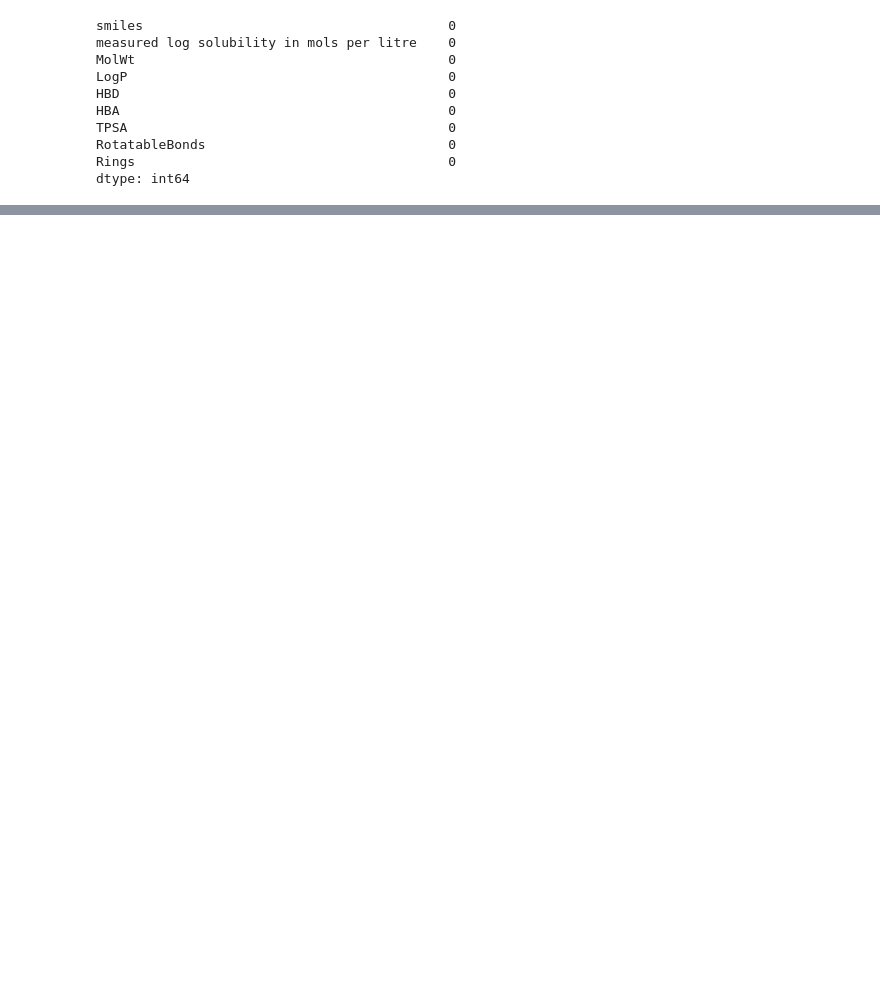
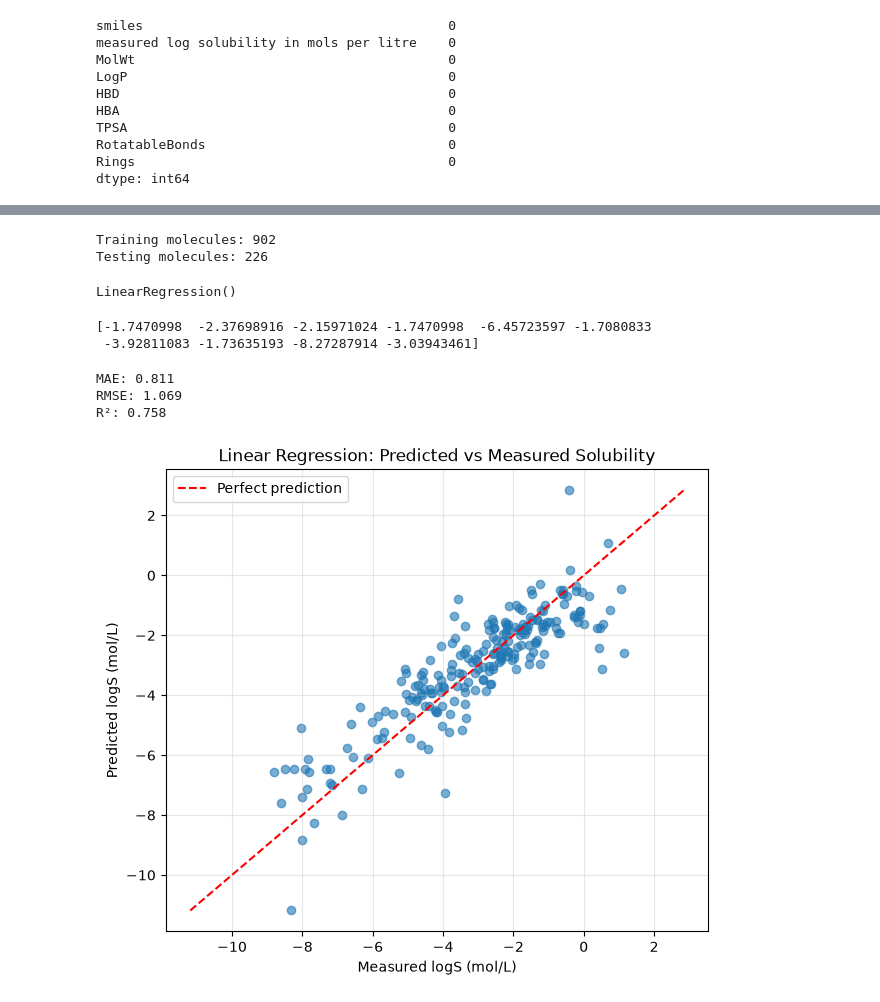
Before and after one commit to nrahman29/chemprop, a Jupyter notebook: notebooks/01_esol_exploration.ipynb, the cells around one changed output, grey strips where cells are left out. Saved outputs shown, nothing was run; the diff lists cells and outputs as text; code cells hidden in the pictures; blank space fills up the shorter version.

Commit message:
Update solubility prediction notebook

```diff
--- a/notebooks/01_esol_exploration.ipynb
+++ b/notebooks/01_esol_exploration.ipynb
@@ -261,0 +394,72 @@ plt.show()
+# %%
+from sklearn.model_selection import train_test_split
+
+X_train, X_test, y_train, y_test = train_test_split(
+    X,
+    y,
+    test_size=0.2,
+    random_state=42
+)
+
+print("Training molecules:", len(X_train))
+print("Testing molecules:", len(X_test))
+# %% [output]
+Training molecules: 902
+Testing molecules: 226
+# %%
+from sklearn.linear_model import LinearRegression
+
+model = LinearRegression()
+
+model.fit(X_train, y_train)
+# %% [output]
+LinearRegression()
+# %%
+y_pred = model.predict(X_test)
+
+print(y_pred[:10])
+# %% [output]
+[-1.7470998  -2.37698916 -2.15971024 -1.7470998  -6.45723597 -1.7080833
+ -3.92811083 -1.73635193 -8.27287914 -3.03943461]
+# %%
+from sklearn.metrics import (
+    mean_absolute_error,
+    mean_squared_error,
+    r2_score
+)
+import numpy as np
+
+mae = mean_absolute_error(y_test, y_pred)
+rmse = np.sqrt(mean_squared_error(y_test, y_pred))
+r2 = r2_score(y_test, y_pred)
+
+print(f"MAE: {mae:.3f}")
+print(f"RMSE: {rmse:.3f}")
+print(f"R²: {r2:.3f}")
+# %% [output]
+MAE: 0.811
+RMSE: 1.069
+R²: 0.758
+# %%
+import matplotlib.pyplot as plt
+
+plt.figure(figsize=(7, 6))
+
+plt.scatter(y_test, y_pred, alpha=0.6)
+
+limits = [
+    min(y_test.min(), y_pred.min()),
+    max(y_test.max(), y_pred.max())
+]
+
+plt.plot(limits, limits, "r--", label="Perfect prediction")
+
+plt.xlabel("Measured logS (mol/L)")
+plt.ylabel("Predicted logS (mol/L)")
+plt.title("Linear Regression: Predicted vs Measured Solubility")
+plt.legend()
+plt.grid(alpha=0.3)
+
+plt.show()
+# %% [output]
+[figure, added]
```
Also changed, not shown: parts of 25 cells of this notebook.
